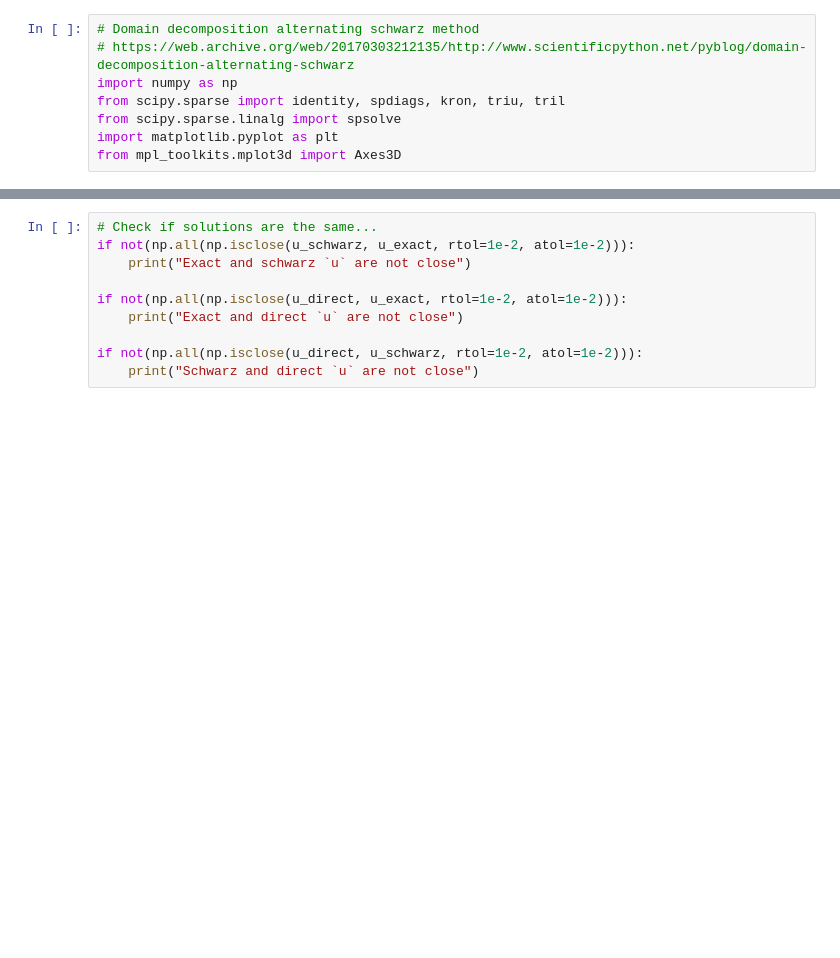
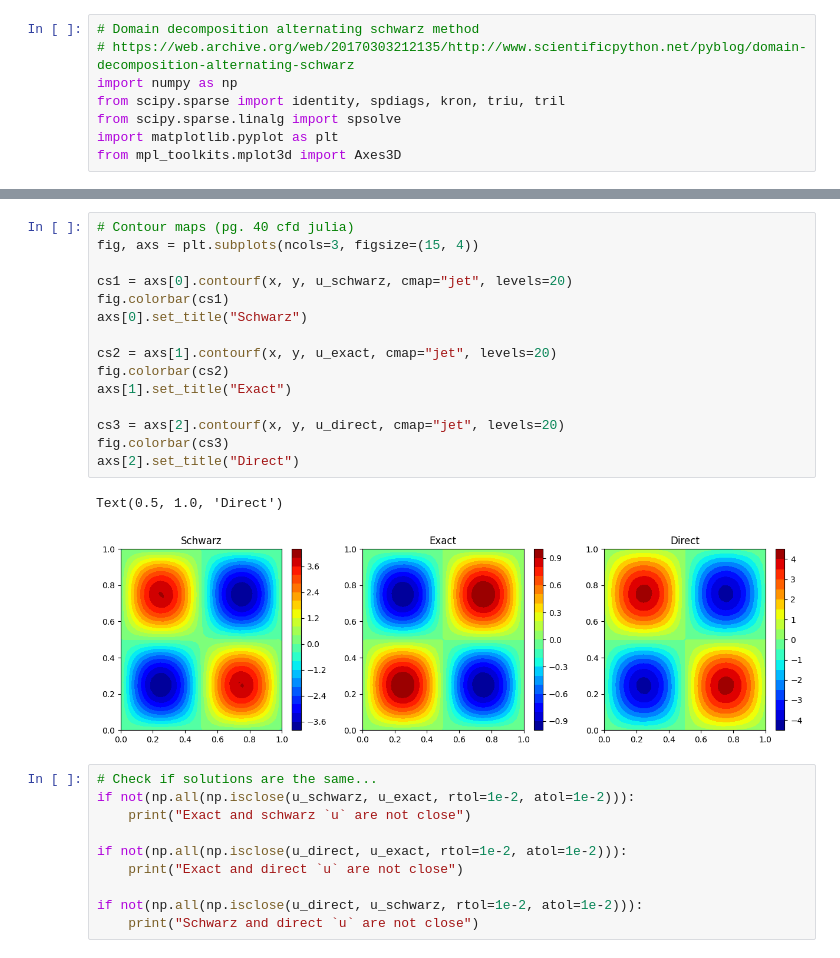
Before and after one commit to jfdev001/PDEMethods, a Jupyter notebook: notebooks/py_alternating_schwarz.ipynb, the cells around one changed output, grey strips where cells are left out. Saved outputs shown, nothing was run; the diff lists cells and outputs as text; blank space fills up the shorter version.

Commit message:
contour maps for alternating schwarz py methods, changed cmap color scheme in julia finite diff for poission

```diff
--- a/notebooks/py_alternating_schwarz.ipynb
+++ b/notebooks/py_alternating_schwarz.ipynb
@@ -131,3 +131,21 @@ Text(0.5, 0.92, 'Direct')
+# %%
+# Contour maps (pg. 40 cfd julia)
+fig, axs = plt.subplots(ncols=3, figsize=(15, 4))
+
+cs1 = axs[0].contourf(x, y, u_schwarz, cmap="jet", levels=20)
+fig.colorbar(cs1)
+axs[0].set_title("Schwarz")
+
+cs2 = axs[1].contourf(x, y, u_exact, cmap="jet", levels=20)
+fig.colorbar(cs2)
+axs[1].set_title("Exact")
+
+cs3 = axs[2].contourf(x, y, u_direct, cmap="jet", levels=20)
+fig.colorbar(cs3)
+axs[2].set_title("Direct")
+# %% [output]
+Text(0.5, 1.0, 'Direct')
+[figure, added]
 # %%
 # Check if solutions are the same...
 if not(np.all(np.isclose(u_schwarz, u_exact, rtol=1e-2, atol=1e-2))):
```
Also changed, not shown: parts of 2 cells of this notebook, 1 other file.
